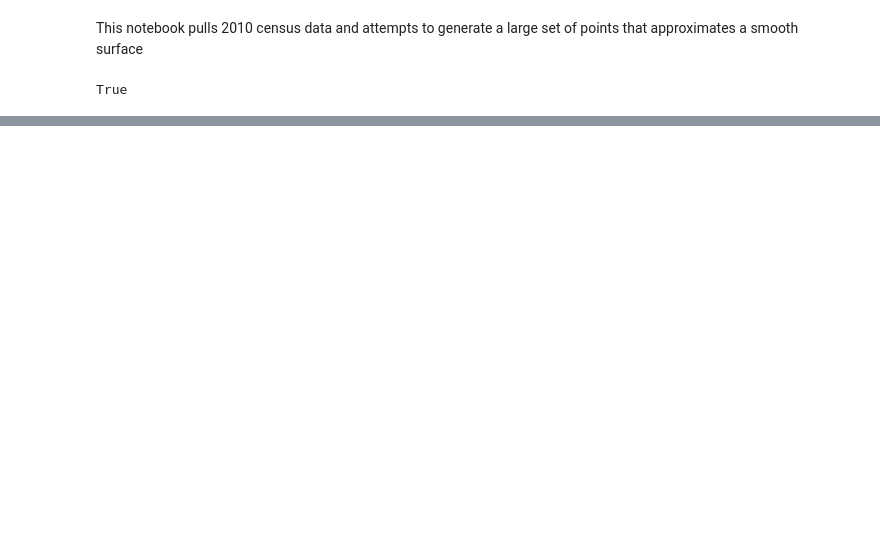
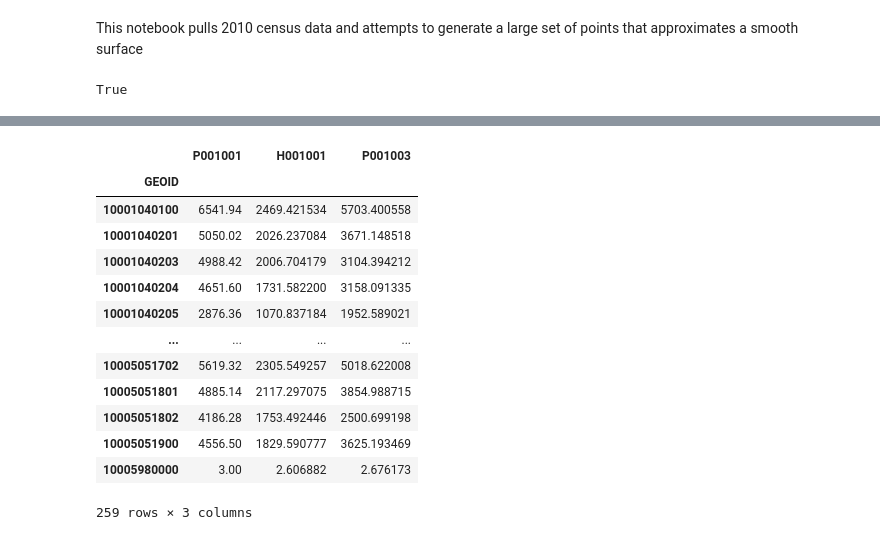
Before and after one commit to de-data-lab/census-tract-redistricting, a Jupyter notebook: smooth surface estimation/generate-smooth-surface.ipynb, the cells around one changed output, grey strips where cells are left out. Saved outputs shown, nothing was run; the diff lists cells and outputs as text; code cells hidden in the pictures; blank space fills up the shorter version.

```diff
--- a/smooth surface estimation/generate-smooth-surface.ipynb
+++ b/smooth surface estimation/generate-smooth-surface.ipynb
@@ -238,3 +241,29 @@ interpolated_values = tract2020.apply(sum_to_tract, axis=1, args=(variables_per_
+# %%
+# Spatially join points to 2020 census tracts
+interpolated_values = geopandas.sjoin(variables_per_point[["GEO_ID","geometry","P001001","H001001","P001003"]], tract2020, how="left", op='within')
+
+# Sum the values for each 2020 tract
+interpolated_values = interpolated_values[["GEOID", "P001001", "H001001", "P001003"]].groupby("GEOID").sum()
+
+interpolated_values
+
+
+#tract2020
+# %% [output]
+|  | P001001 | H001001 | P001003 |
+| GEOID |  |  |  |
+| 10001040100 | 6541.94 | 2469.421534 | 5703.400558 |
+| 10001040201 | 5050.02 | 2026.237084 | 3671.148518 |
+| 10001040203 | 4988.42 | 2006.704179 | 3104.394212 |
+| 10001040204 | 4651.60 | 1731.582200 | 3158.091335 |
+| 10001040205 | 2876.36 | 1070.837184 | 1952.589021 |
+| ... | ... | ... | ... |
+| 10005051702 | 5619.32 | 2305.549257 | 5018.622008 |
+| 10005051801 | 4885.14 | 2117.297075 | 3854.988715 |
+| 10005051802 | 4186.28 | 1753.492446 | 2500.699198 |
+| 10005051900 | 4556.50 | 1829.590777 | 3625.193469 |
+| 10005980000 | 3.00 | 2.606882 | 2.676173 |
+259 rows × 3 columns
 # %%
 # Pull population data for 2020 Census tracts
 # Define request parameters
```
Also changed, not shown: parts of 12 cells of this notebook, 1 other file.
